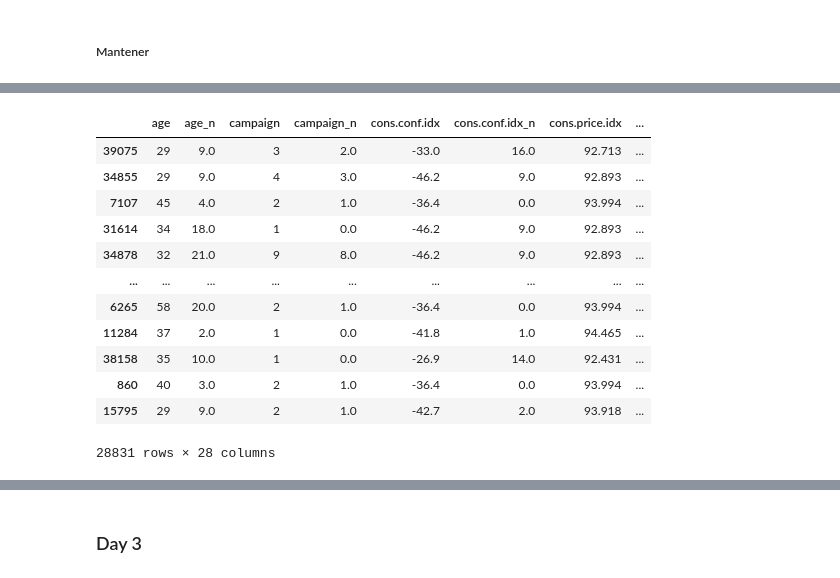
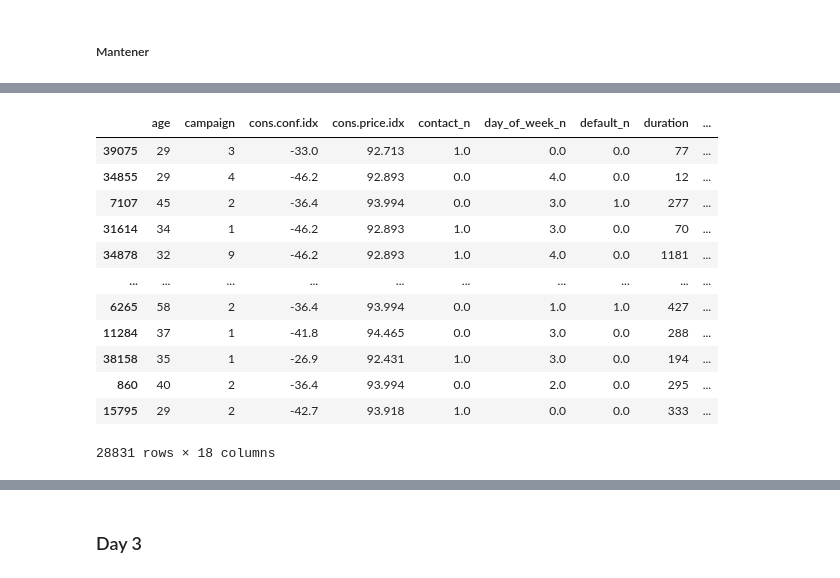
Before and after one commit to milser/Logistic-Regression-Project-Tutorial, a Jupyter notebook: src/explore.ipynb, the cells around one changed output, grey strips where cells are left out. Cells and saved outputs as stored; diff of their text form; code cells hidden in the pictures.

```diff
--- a/src/explore.ipynb
+++ b/src/explore.ipynb
@@ -95,11 +95,11 @@ dtype: int64
 # %% [markdown]
 No hay valores nulos, por lo que no desechamos ninguna fila por este motivo.
 # %%
-#total_data.drop("host_id", axis = 1).duplicated().sum()
+#clean_data.drop("host_id", axis = 1).duplicated().sum()
 
-total_data.drop(["pdays","poutcome"], axis = 1, inplace = True)
-total_data.head()
-#total_data['education'].value_counts()
+clean_data.drop(["pdays","poutcome"], axis = 1, inplace = True)
+clean_data.head()
+#clean_data['education'].value_counts()
 # %% [output]
 |  | age | job | marital | education | default | housing | loan | contact | month | day_of_week | ... |
 | 0 | 56 | housemaid | married | basic.4y | no | no | no | telephone | may | mon | ... |
@@ -142,0 +143,30 @@ total_data.head(50).to_excel(r"C:\Users\milser\Documents\Trasteo_4geeks\Logistic
+# %%
+import numpy as np
+import matplotlib.pyplot as plt
+import seaborn as sns
+
+non_numeric_columns = total_data_raw.select_dtypes(exclude=['number']).columns.tolist()
+
+def plot_histplots(clean_data, columns):
+    num_plots = len(columns)
+    n = int(np.ceil(np.sqrt(num_plots)))  # Calcular el número de filas y columnas necesarias
+    m = (num_plots + n - 1) // n  # Calcular el número de filas necesarias para acomodar todos los gráficos
+    fig, axes = plt.subplots(m, n, figsize=(6*n, 4*m))  # Crear la figura y los ejes
+
+    for i, column in enumerate(columns):
+        row = i // n
+        col = i % n
+        sns.histplot(clean_data, x=column, ax=axes[row, col])  # Dibujar histplot en el eje correspondiente
+
+     #Rellenar los huecos vacíos
+    for i in range(num_plots, m*n):
+        row = i // n
+        col = i % n
+        axes[row, col].axis('off')
+
+    plt.tight_layout()  # Ajustar el diseño para que no haya superposición
+
+# Ejemplo de uso:
+columns_to_plot = non_numeric_columns  # Lista de columnas que deseas representar
+plot_histplots(clean_data, columns_to_plot)
+plt.show()
@@ -235,26 +282,26 @@ TypeError: 'DataFrame' object is not callable
 # %%
 from sklearn.model_selection import train_test_split
 
-predictoras = total_data.columns.difference(["job","marital","education","default","housing","loan","contact","month","day_of_week","y"])
 target = 'y_n'
+predictoras = clean_data.columns.difference(non_numeric_columns + [target])
 
-X = total_data[predictoras]
-y = total_data[target]
+X = clean_data[predictoras]
+y = clean_data[target]
 
 X_train, X_test, y_train, y_test = train_test_split(X, y, test_size = 0.3, random_state = 42)
 
 X_train
 # %% [output]
-|  | age | age_n | campaign | campaign_n | cons.conf.idx | cons.conf.idx_n | cons.price.idx | ... |
-| 39075 | 29 | 9.0 | 3 | 2.0 | -33.0 | 16.0 | 92.713 | ... |
-| 34855 | 29 | 9.0 | 4 | 3.0 | -46.2 | 9.0 | 92.893 | ... |
-| 7107 | 45 | 4.0 | 2 | 1.0 | -36.4 | 0.0 | 93.994 | ... |
-| 31614 | 34 | 18.0 | 1 | 0.0 | -46.2 | 9.0 | 92.893 | ... |
-| 34878 | 32 | 21.0 | 9 | 8.0 | -46.2 | 9.0 | 92.893 | ... |
-| ... | ... | ... | ... | ... | ... | ... | ... | ... |
-| 6265 | 58 | 20.0 | 2 | 1.0 | -36.4 | 0.0 | 93.994 | ... |
-| 11284 | 37 | 2.0 | 1 | 0.0 | -41.8 | 1.0 | 94.465 | ... |
-| 38158 | 35 | 10.0 | 1 | 0.0 | -26.9 | 14.0 | 92.431 | ... |
-| 860 | 40 | 3.0 | 2 | 1.0 | -36.4 | 0.0 | 93.994 | ... |
-| 15795 | 29 | 9.0 | 2 | 1.0 | -42.7 | 2.0 | 93.918 | ... |
+|  | age | campaign | cons.conf.idx | cons.price.idx | contact_n | day_of_week_n | default_n | duration | ... |
+| 39075 | 29 | 3 | -33.0 | 92.713 | 1.0 | 0.0 | 0.0 | 77 | ... |
+| 34855 | 29 | 4 | -46.2 | 92.893 | 0.0 | 4.0 | 0.0 | 12 | ... |
+| 7107 | 45 | 2 | -36.4 | 93.994 | 0.0 | 3.0 | 1.0 | 277 | ... |
+| 31614 | 34 | 1 | -46.2 | 92.893 | 1.0 | 3.0 | 0.0 | 70 | ... |
+| 34878 | 32 | 9 | -46.2 | 92.893 | 1.0 | 4.0 | 0.0 | 1181 | ... |
+| ... | ... | ... | ... | ... | ... | ... | ... | ... | ... |
+| 6265 | 58 | 2 | -36.4 | 93.994 | 0.0 | 1.0 | 1.0 | 427 | ... |
+| 11284 | 37 | 1 | -41.8 | 94.465 | 0.0 | 3.0 | 0.0 | 288 | ... |
+| 38158 | 35 | 1 | -26.9 | 92.431 | 1.0 | 3.0 | 0.0 | 194 | ... |
+| 860 | 40 | 2 | -36.4 | 93.994 | 0.0 | 2.0 | 0.0 | 295 | ... |
+| 15795 | 29 | 2 | -42.7 | 93.918 | 1.0 | 0.0 | 0.0 | 333 | ... |
-28831 rows × 28 columns
+28831 rows × 18 columns
```
Also changed, not shown: parts of 30 cells of this notebook, 12 other files.
